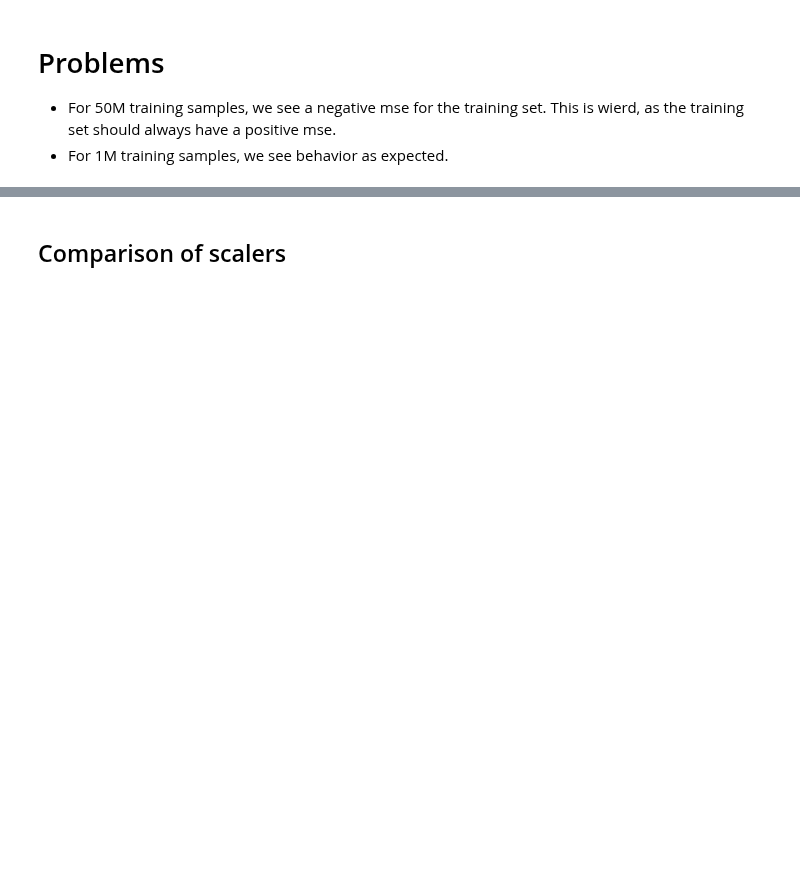
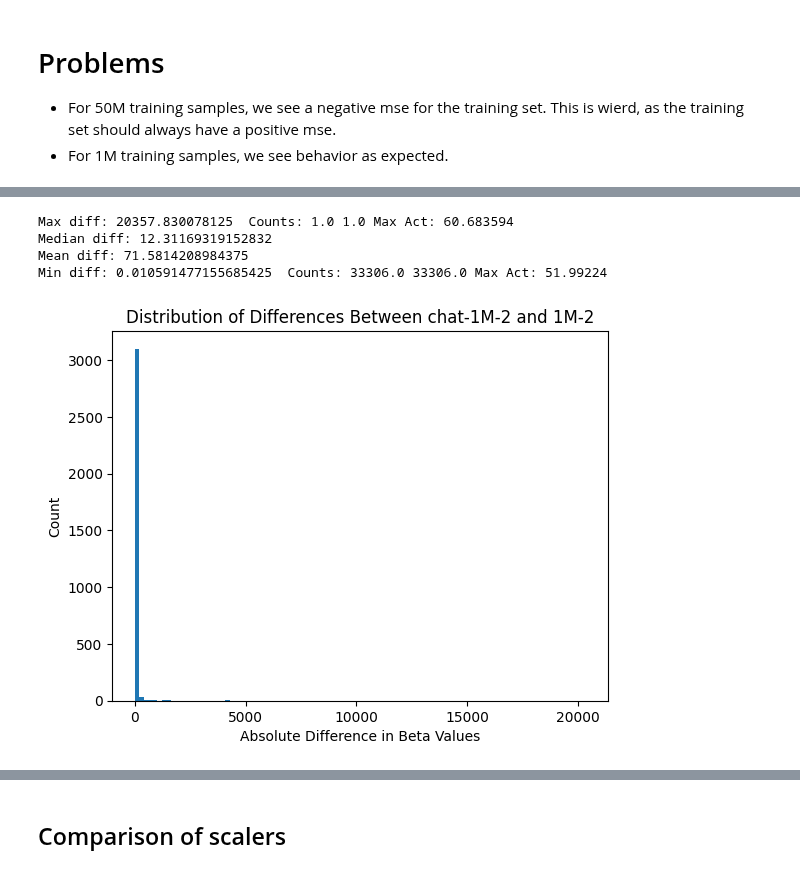
Before and after one commit to science-of-finetuning/sparsity-artifacts-crosscoders, a Jupyter notebook: notebooks/closed_form_scaler_debug.ipynb, the cells around one changed output, grey strips where cells are left out. Cells and saved outputs as stored; diff of their text form; code cells hidden in the pictures; blank space fills up the shorter version.

```diff
--- a/notebooks/closed_form_scaler_debug.ipynb
+++ b/notebooks/closed_form_scaler_debug.ipynb
@@ -215,0 +304,8 @@ stats = {
+# %%
+plot_scalers_diff(betas, count_active, "chat-1M-2", "1M-2")
+# %% [output]
+Max diff: 20357.830078125  Counts: 1.0 1.0 Max Act: 60.683594
+Median diff: 12.31169319152832
+Mean diff: 71.5814208984375
+Min diff: 0.010591477155685425  Counts: 33306.0 33306.0 Max Act: 51.99224
+[figure, added]
```
Also changed, not shown: parts of 102 cells of this notebook, 1 other file.
